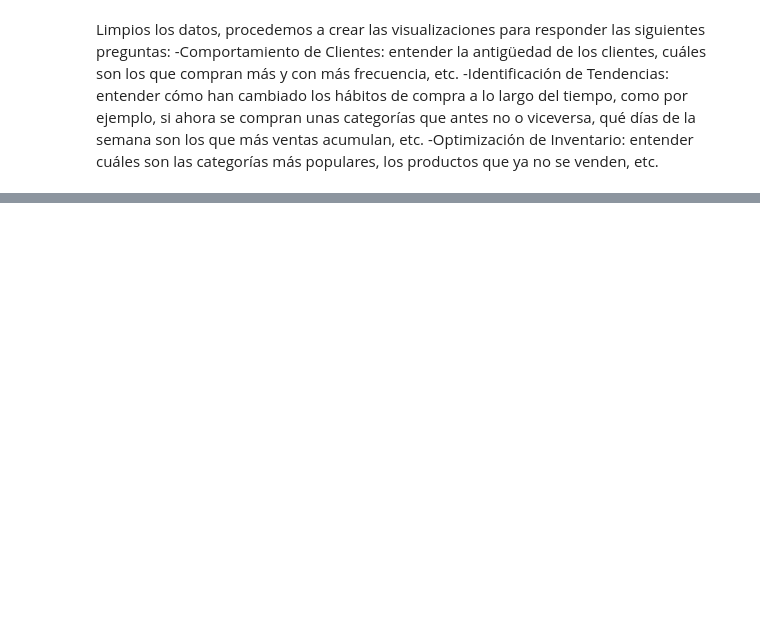
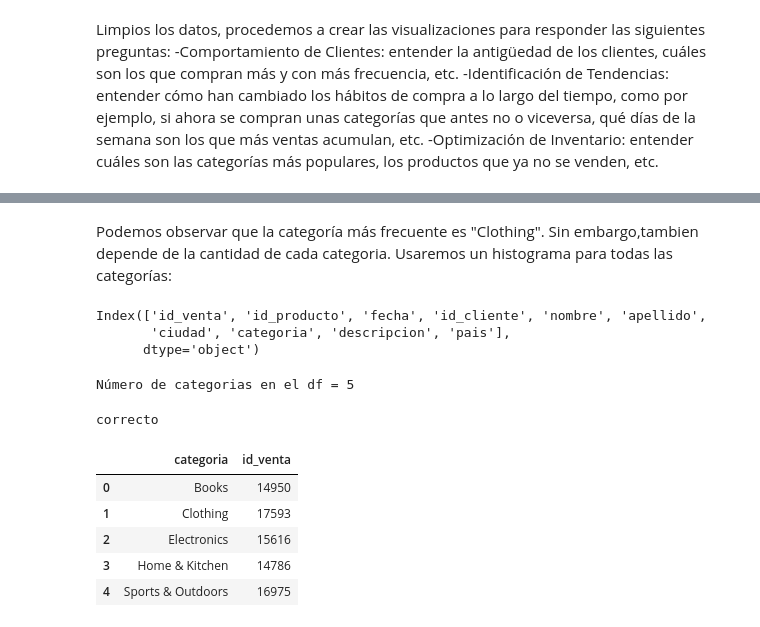
Before and after one commit to Margamtr/Proyect_DTS, a Jupyter notebook: revision_datos.ipynb, the cells around one changed output, grey strips where cells are left out. Saved outputs shown, nothing was run; the diff lists cells and outputs as text; code cells hidden in the pictures; blank space fills up the shorter version.

```diff
--- a/revision_datos.ipynb
+++ b/revision_datos.ipynb
@@ -465,0 +504,32 @@ Limpios los datos, procedemos a crear las visualizaciones para responder las sig
+# %% [markdown]
+Podemos observar que la categoría más frecuente es "Clothing". Sin embargo,tambien depende de la cantidad de cada categoria. Usaremos un histograma para todas las categorías:
+# %%
+df_categoricas.columns
+# %% [output]
+Index(['id_venta', 'id_producto', 'fecha', 'id_cliente', 'nombre', 'apellido',
+       'ciudad', 'categoria', 'descripcion', 'pais'],
+      dtype='object')
+# %%
+print(f"Número de categorias en el df = {len(df_categoricas.categoria.unique())}")
+# %% [output]
+Número de categorias en el df = 5
+# %%
+#Usaremos un diagrama pieplot para ver los productos más populares en general:
+num_catego=len(df_categoricas.categoria.unique())
+#Elegimos los colores de la documentacion libreria matplotlib
+colores=['blueviolet', 'indigo','slateblue','violet','thistle']
+#Manejo de errores
+print('El numero de colores no coincide con el numero de categorias') if len(colores) > num_catego or len(colores)< num_catego else print('correcto')
+# %% [output]
+correcto
+# %%
+#contamos el numero de productos vendidos por categoria.
+df_categoria_producto=df_limpio.groupby("categoria")['id_venta'].count().reset_index()
+df_categoria_producto
+# %% [output]
+|  | categoria | id_venta |
+| 0 | Books | 14950 |
+| 1 | Clothing | 17593 |
+| 2 | Electronics | 15616 |
+| 3 | Home & Kitchen | 14786 |
+| 4 | Sports & Outdoors | 16975 |
```
Also changed, not shown: parts of 20 cells of this notebook, 2 other files.
